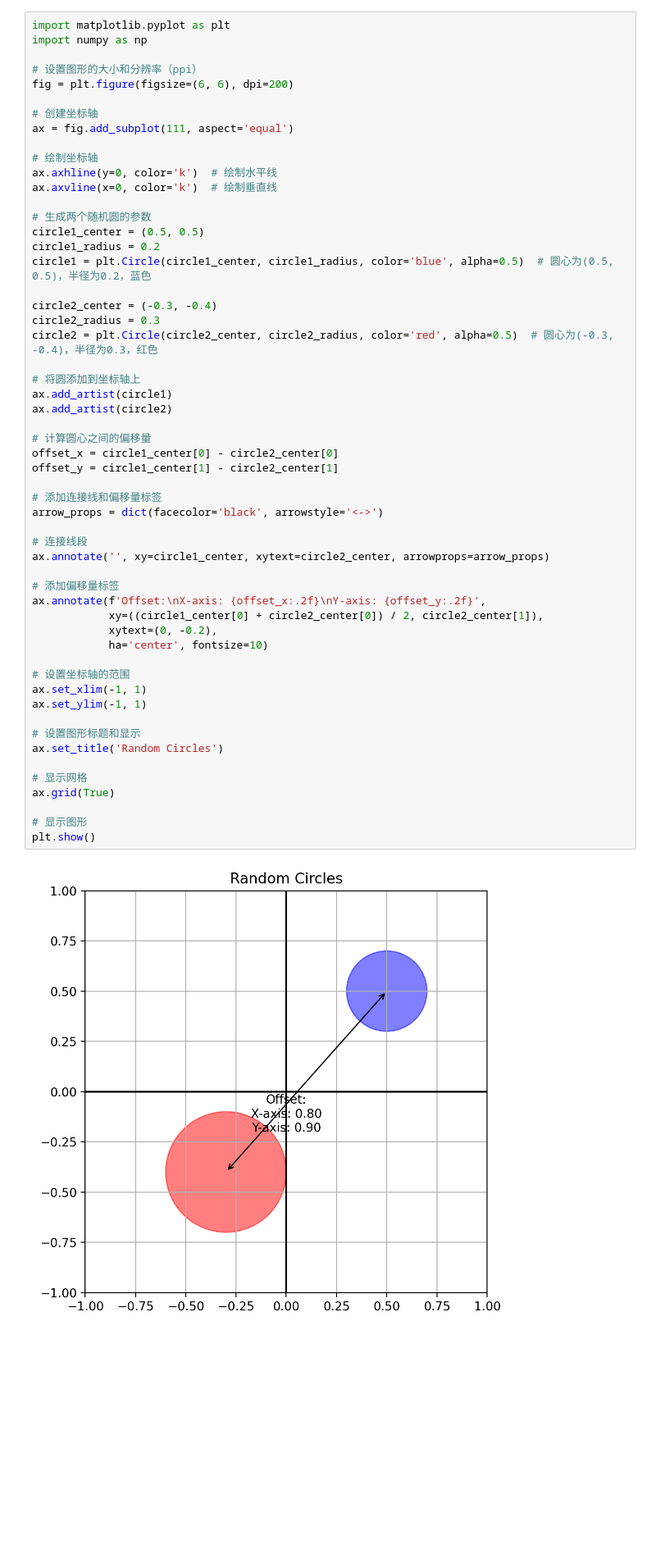
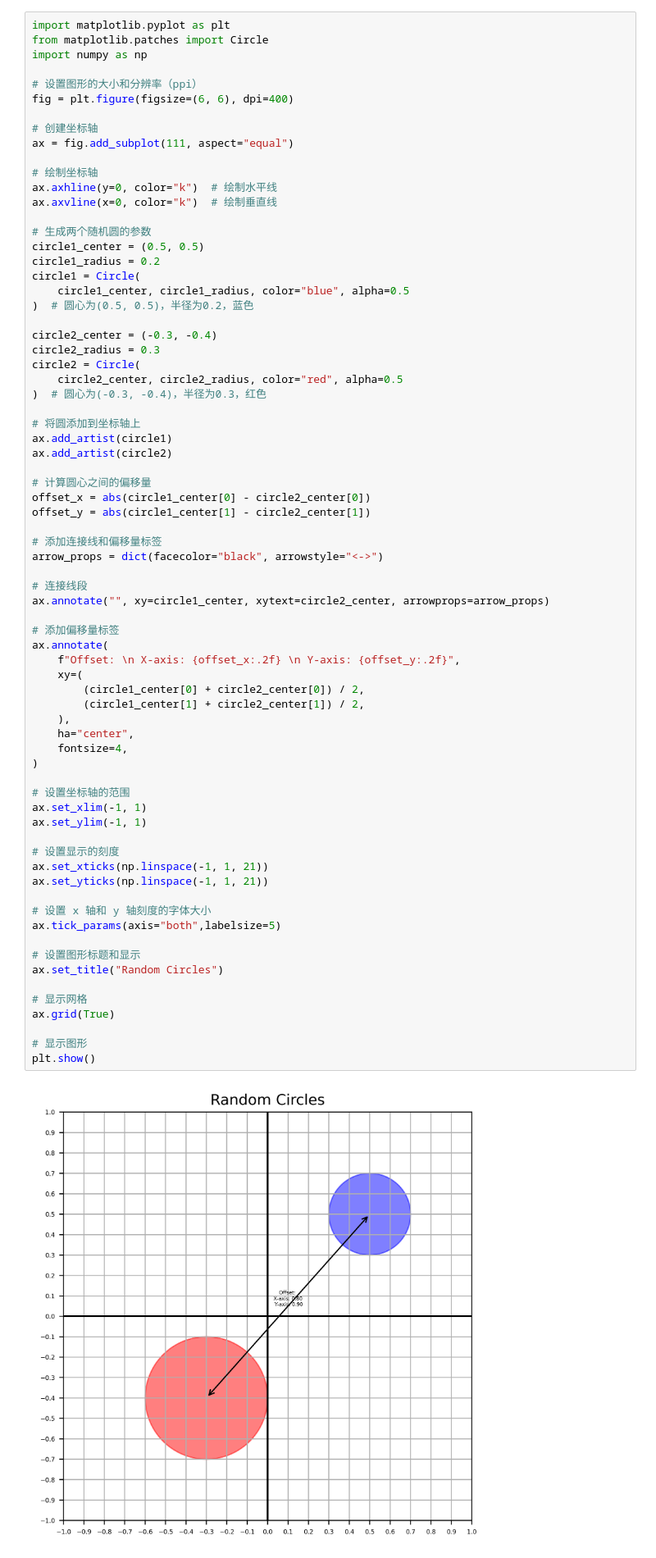
Before and after one commit to CHONGANDXU/Upload-Test, a Jupyter notebook: test.ipynb, the cells around one changed output. Shown at 82% size. Saved outputs shown, nothing was run; the diff lists cells and outputs as text; blank space fills up the shorter version.

```diff
--- a/test.ipynb
+++ b/test.ipynb
@@ -137,57 +186,74 @@ print(edge_width)
 # %%
 import matplotlib.pyplot as plt
+from matplotlib.patches import Circle
 import numpy as np
 
 # 设置图形的大小和分辨率（ppi）
-fig = plt.figure(figsize=(6, 6), dpi=200)
+fig = plt.figure(figsize=(6, 6), dpi=400)
 
 # 创建坐标轴
-ax = fig.add_subplot(111, aspect='equal')
+ax = fig.add_subplot(111, aspect="equal")
 
 # 绘制坐标轴
-ax.axhline(y=0, color='k')  # 绘制水平线
-ax.axvline(x=0, color='k')  # 绘制垂直线
+ax.axhline(y=0, color="k")  # 绘制水平线
+ax.axvline(x=0, color="k")  # 绘制垂直线
 
 # 生成两个随机圆的参数
 circle1_center = (0.5, 0.5)
 circle1_radius = 0.2
-circle1 = plt.Circle(circle1_center, circle1_radius, color='blue', alpha=0.5)  # 圆心为(0.5, 0.5)，半径为0.2，蓝色
+circle1 = Circle(
+    circle1_center, circle1_radius, color="blue", alpha=0.5
+)  # 圆心为(0.5, 0.5)，半径为0.2，蓝色
 
 circle2_center = (-0.3, -0.4)
 circle2_radius = 0.3
-circle2 = plt.Circle(circle2_center, circle2_radius, color='red', alpha=0.5)  # 圆心为(-0.3, -0.4)，半径为0.3，红色
+circle2 = Circle(
+    circle2_center, circle2_radius, color="red", alpha=0.5
+)  # 圆心为(-0.3, -0.4)，半径为0.3，红色
 
 # 将圆添加到坐标轴上
 ax.add_artist(circle1)
 ax.add_artist(circle2)
 
 # 计算圆心之间的偏移量
-offset_x = circle1_center[0] - circle2_center[0]
-offset_y = circle1_center[1] - circle2_center[1]
+offset_x = abs(circle1_center[0] - circle2_center[0])
+offset_y = abs(circle1_center[1] - circle2_center[1])
 
 # 添加连接线和偏移量标签
-arrow_props = dict(facecolor='black', arrowstyle='<->')
+arrow_props = dict(facecolor="black", arrowstyle="<->")
 
 # 连接线段
-ax.annotate('', xy=circle1_center, xytext=circle2_center, arrowprops=arrow_props)
+ax.annotate("", xy=circle1_center, xytext=circle2_center, arrowprops=arrow_props)
 
 # 添加偏移量标签
-ax.annotate(f'Offset:\nX-axis: {offset_x:.2f}\nY-axis: {offset_y:.2f}',
-            xy=((circle1_center[0] + circle2_center[0]) / 2, circle2_center[1]),
-            xytext=(0, -0.2),
-            ha='center', fontsize=10)
+ax.annotate(
+    f"Offset: \n X-axis: {offset_x:.2f} \n Y-axis: {offset_y:.2f}",
+    xy=(
+        (circle1_center[0] + circle2_center[0]) / 2,
+        (circle1_center[1] + circle2_center[1]) / 2,
+    ),
+    ha="center",
+    fontsize=4,
+)
 
 # 设置坐标轴的范围
 ax.set_xlim(-1, 1)
 ax.set_ylim(-1, 1)
 
+# 设置显示的刻度
+ax.set_xticks(np.linspace(-1, 1, 21))
+ax.set_yticks(np.linspace(-1, 1, 21))
+
+# 设置 x 轴和 y 轴刻度的字体大小
+ax.tick_params(axis="both",labelsize=5)
+
 # 设置图形标题和显示
-ax.set_title('Random Circles')
+ax.set_title("Random Circles")
 
 # 显示网格
 ax.grid(True)
 
 # 显示图形
 plt.show()
 # %% [output]
-[figure, old version]
+[figure, new version]
```
Also changed, not shown: parts of 9 cells of this notebook.
